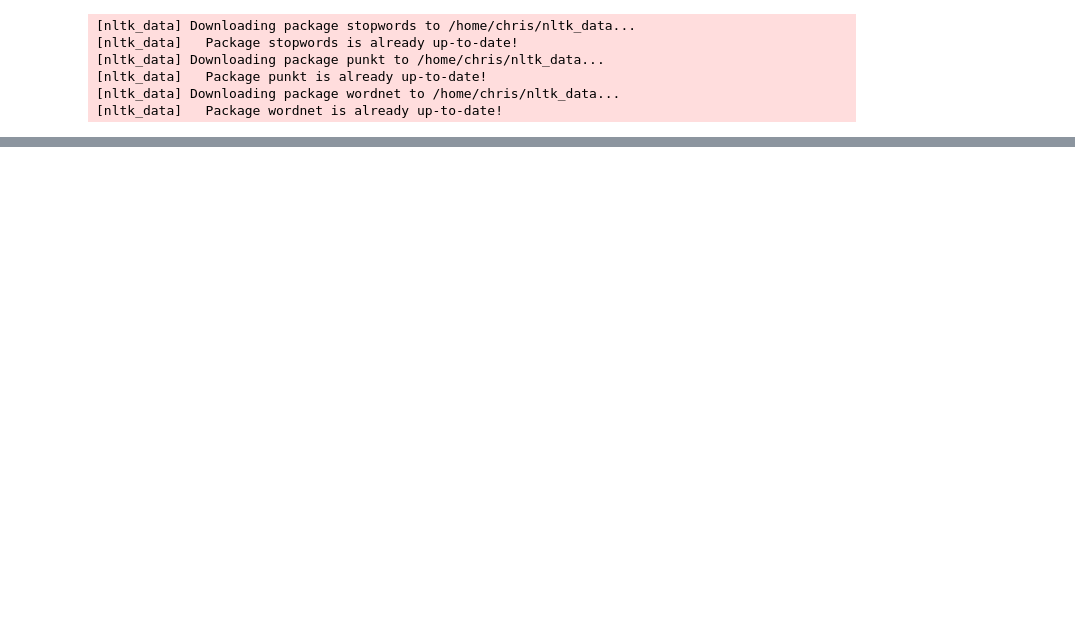
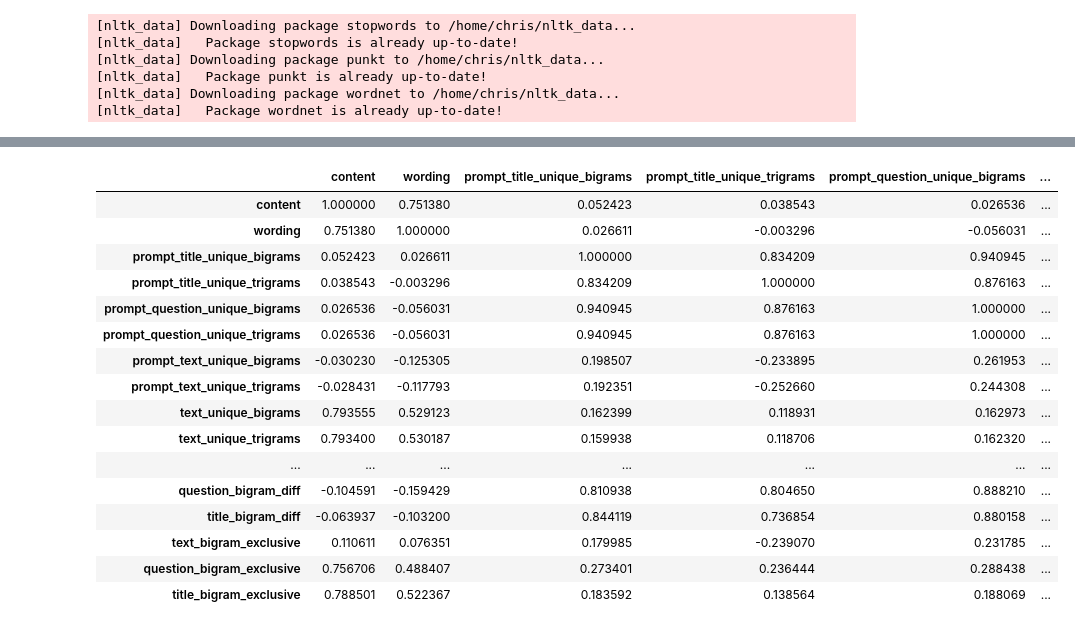
Before and after one commit to ChristopherMichael-Stokes/student-summary-evaluation, a Jupyter notebook: notebooks/03_nlp_engineering.ipynb, the cells around one changed output, grey strips where cells are left out. Saved outputs shown, nothing was run; the diff lists cells and outputs as text; code cells hidden in the pictures; blank space fills up the shorter version.

Commit message:
Calculate overlaps

```diff
--- a/notebooks/03_nlp_engineering.ipynb
+++ b/notebooks/03_nlp_engineering.ipynb
@@ -53,13 +54,14 @@ df.head(1)
 | 0 | 000e8c3c7ddb | 814d6b | The third wave was an experimentt... | 0.205683 | 0.380538 | Summarize how the Third Wave deve... | The Third Wave | Background The Third Wave experim... |
 # %%
 def clear_stopwords(column: pd.Series, idx: int) -> Union[List[str], List[str], List[str], List[str], List[str]]:
-    tokens = word_tokenize(column.iloc[idx])
+    tokens = [tok.lower() for tok in word_tokenize(column.iloc[idx]) if tok.isalnum()]
     cleared_stopwords = [tok for tok in tokens if tok not in stop_words]
     lemmas = [lemmatiser.lemmatize(tok) for tok in cleared_stopwords]
-    tri_gram = list(ngrams(lemmas, 3))
-    four_gram = list(ngrams(lemmas, 4))
+    bigram = set(ngrams(lemmas, 2))
+    tri_gram = set(ngrams(lemmas, 3))
+    four_gram = set(ngrams(lemmas, 4))
 
-    return tokens, cleared_stopwords, lemmas, tri_gram, four_gram
+    return tokens, cleared_stopwords, lemmas, bigram, tri_gram, four_gram
 
 def nlp_splits(df: pd.DataFrame, column: str) -> None:
     output = Parallel(n_jobs=4)(delayed(clear_stopwords)(df[column], idx) for idx in range(len(df)))
@@ -67,7 +69,8 @@ def nlp_splits(df: pd.DataFrame, column: str) -> None:
     df[f'{column}_tokens'] = [part[0] for part in output]
     df[f'{column}_no_stopwords'] = [part[1] for part in output]
     df[f'{column}_lemmas'] = [part[2] for part in output]
-    df[f'{column}_trigram'] = [part[3] for part in output]
-    df[f'{column}_fourgram'] = [part[4] for part in output]
+    df[f'{column}_bigram'] = [part[3] for part in output]
+    df[f'{column}_trigram'] = [part[4] for part in output]
+    df[f'{column}_fourgram'] = [part[5] for part in output]
 
 x = clear_stopwords(df.text, 0)
@@ -76,3 +77,21 @@ nlp_splits(df, 'text')
+# %%
+text_columns = ['prompt_title', 'prompt_question', 'prompt_text', 'text']
+for column in text_columns:
+    nlp_splits(df, column)
+    df[f'{column}_unique_bigrams'] = df[f'{column}_bigram'].str.len()
+    df[f'{column}_unique_trigrams'] = df[f'{column}_trigram'].str.len()
+# %%
+df['text_bigram_overlap'] = df[['prompt_text_bigram', 'text_bigram']].apply(lambda row: len(row[0] & row[1]), axis=1)
+df['question_bigram_overlap'] = df[['prompt_question_bigram', 'text_bigram']].apply(lambda row: len(row[0] & row[1]), axis=1)
+df['title_bigram_overlap'] = df[['prompt_title_bigram', 'text_bigram']].apply(lambda row: len(row[0] & row[1]), axis=1)
+
+df['text_bigram_diff'] = df[['prompt_text_bigram', 'text_bigram']].apply(lambda row: len(row[0] - row[1]), axis=1)
+df['question_bigram_diff'] = df[['prompt_question_bigram', 'text_bigram']].apply(lambda row: len(row[0] - row[1]), axis=1)
+df['title_bigram_diff'] = df[['prompt_title_bigram', 'text_bigram']].apply(lambda row: len(row[0] - row[1]), axis=1)
+
+df['text_bigram_exclusive'] = df[['prompt_text_bigram', 'text_bigram']].apply(lambda row: len(row[0] ^ row[1]), axis=1)
+df['question_bigram_exclusive'] = df[['prompt_question_bigram', 'text_bigram']].apply(lambda row: len(row[0] ^ row[1]), axis=1)
+df['title_bigram_exclusive'] = df[['prompt_title_bigram', 'text_bigram']].apply(lambda row: len(row[0] ^ row[1]), axis=1)
 # %%
 df
 # %% [output]
@@ -91,0 +111,22 @@ df
+# %%
+numeric_features = df.select_dtypes(include=np.number)
+corr = numeric_features.corr()
+corr.style.background_gradient(cmap='coolwarm')
+# %% [output]
+|  | content | wording | prompt_title_unique_bigrams | prompt_title_unique_trigrams | prompt_question_unique_bigrams | ... |
+| content | 1.000000 | 0.751380 | 0.052423 | 0.038543 | 0.026536 | ... |
+| wording | 0.751380 | 1.000000 | 0.026611 | -0.003296 | -0.056031 | ... |
+| prompt_title_unique_bigrams | 0.052423 | 0.026611 | 1.000000 | 0.834209 | 0.940945 | ... |
+| prompt_title_unique_trigrams | 0.038543 | -0.003296 | 0.834209 | 1.000000 | 0.876163 | ... |
+| prompt_question_unique_bigrams | 0.026536 | -0.056031 | 0.940945 | 0.876163 | 1.000000 | ... |
+| prompt_question_unique_trigrams | 0.026536 | -0.056031 | 0.940945 | 0.876163 | 1.000000 | ... |
+| prompt_text_unique_bigrams | -0.030230 | -0.125305 | 0.198507 | -0.233895 | 0.261953 | ... |
+| prompt_text_unique_trigrams | -0.028431 | -0.117793 | 0.192351 | -0.252660 | 0.244308 | ... |
+| text_unique_bigrams | 0.793555 | 0.529123 | 0.162399 | 0.118931 | 0.162973 | ... |
+| text_unique_trigrams | 0.793400 | 0.530187 | 0.159938 | 0.118706 | 0.162320 | ... |
+| ... | ... | ... | ... | ... | ... | ... |
+| question_bigram_diff | -0.104591 | -0.159429 | 0.810938 | 0.804650 | 0.888210 | ... |
+| title_bigram_diff | -0.063937 | -0.103200 | 0.844119 | 0.736854 | 0.880158 | ... |
+| text_bigram_exclusive | 0.110611 | 0.076351 | 0.179985 | -0.239070 | 0.231785 | ... |
+| question_bigram_exclusive | 0.756706 | 0.488407 | 0.273401 | 0.236444 | 0.288438 | ... |
+| title_bigram_exclusive | 0.788501 | 0.522367 | 0.183592 | 0.138564 | 0.188069 | ... |
```
Also changed, not shown: parts of 5 cells of this notebook.
